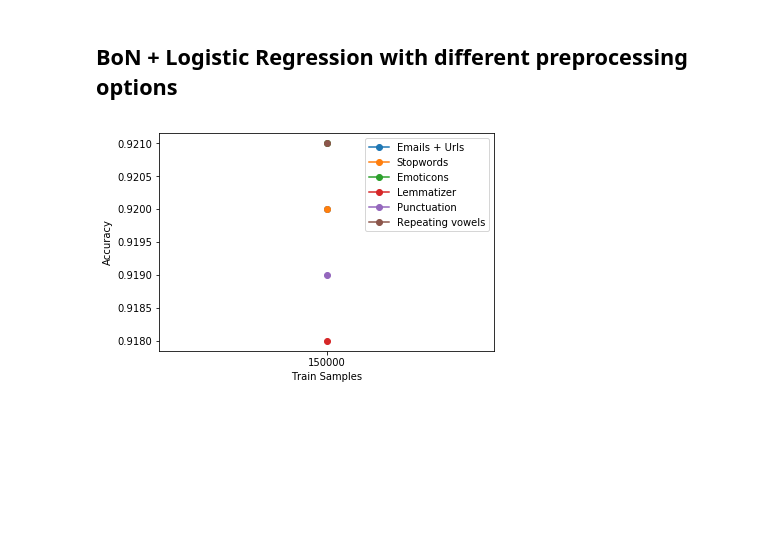
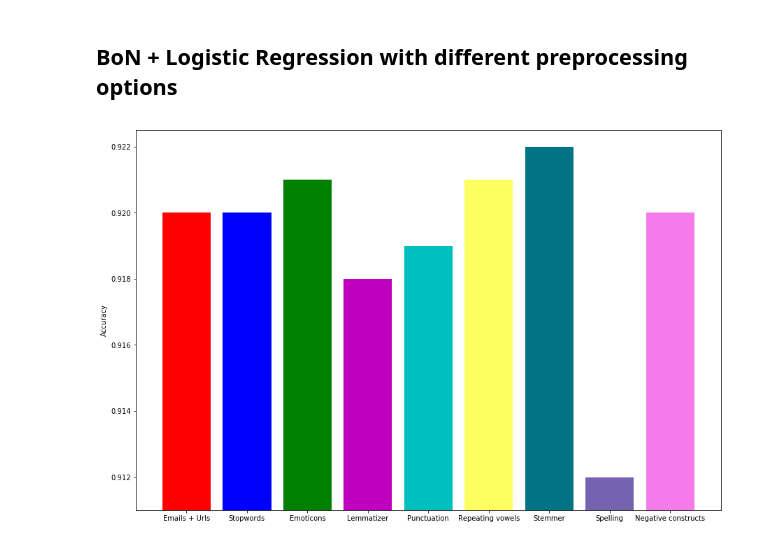
Before and after one commit to tamarakatic/sentiment-analysis-in-amazon-reviews, a Jupyter notebook: notebooks/4.0-analyze-reviews.ipynb, the cells around one changed output. Cells and saved outputs as stored; diff of their text form; code cells hidden in the pictures; blank space fills up the shorter version.

Commit message:
Add stemmer, negative constracts and spelling options in dataset

```diff
--- a/notebooks/4.0-analyze-reviews.ipynb
+++ b/notebooks/4.0-analyze-reviews.ipynb
@@ -148,16 +148,19 @@ plt.hist(number_of_words, orientation='horizontal', rwidth=0.95)
 ## BoN + Logistic Regression with different preprocessing options
 # %%
 bow_data = pd.read_csv("../reports/f1_score_bow_diff_options.csv")
-# %%
-X_bow = bow_data["train_size"].values
-y_bow = bow_data.drop(['train_size'], axis=1).values
-plt.plot(X_bow, y_bow, marker="o")
-plt.xticks(X, X.astype(np.uint))
-
-plt.legend(["Emails + Urls", "Stopwords", "Emoticons", "Lemmatizer", "Punctuation", "Repeating vowels"])
-plt.ylabel("Accuracy")
-plt.xlabel("Train Samples")
-
-plt.show()
-# %% [output]
-[figure, removed]
+# %%
+X_bow = bow_data["train_size"].values
+y_bow = bow_data.drop(['train_size'], axis=1).values[0]
+colors = ['r', 'b', 'g', 'm', 'c', '#feff60', '#007485', '#7663b0', '#f47be9']
+labels = ["Emails + Urls", "Stopwords", "Emoticons", "Lemmatizer", "Punctuation", "Repeating vowels", "Stemmer",
+        "Spelling","Negative constructs"]
+
+plt.figure(figsize=(15, 10))
+plt.bar(range(len(y_bow)), y_bow, color=colors)
+plt.xticks(range(len(y_bow)), labels)
+plt.ylim(min(y_bow) - 0.001, max(y_bow) + 0.0005)
+
+plt.ylabel("Accuracy")
+plt.show()
+# %% [output]
+[figure, added]
```
